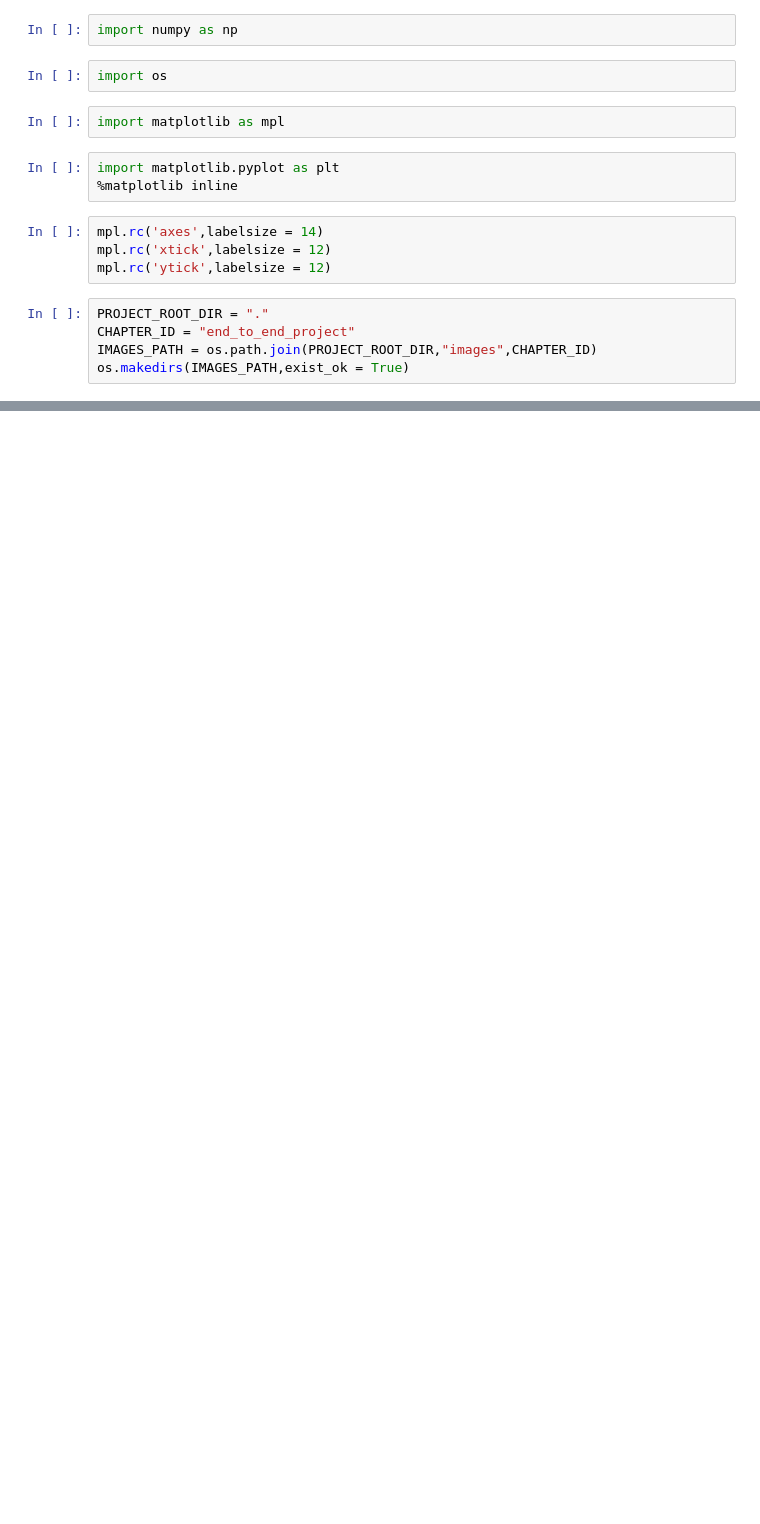
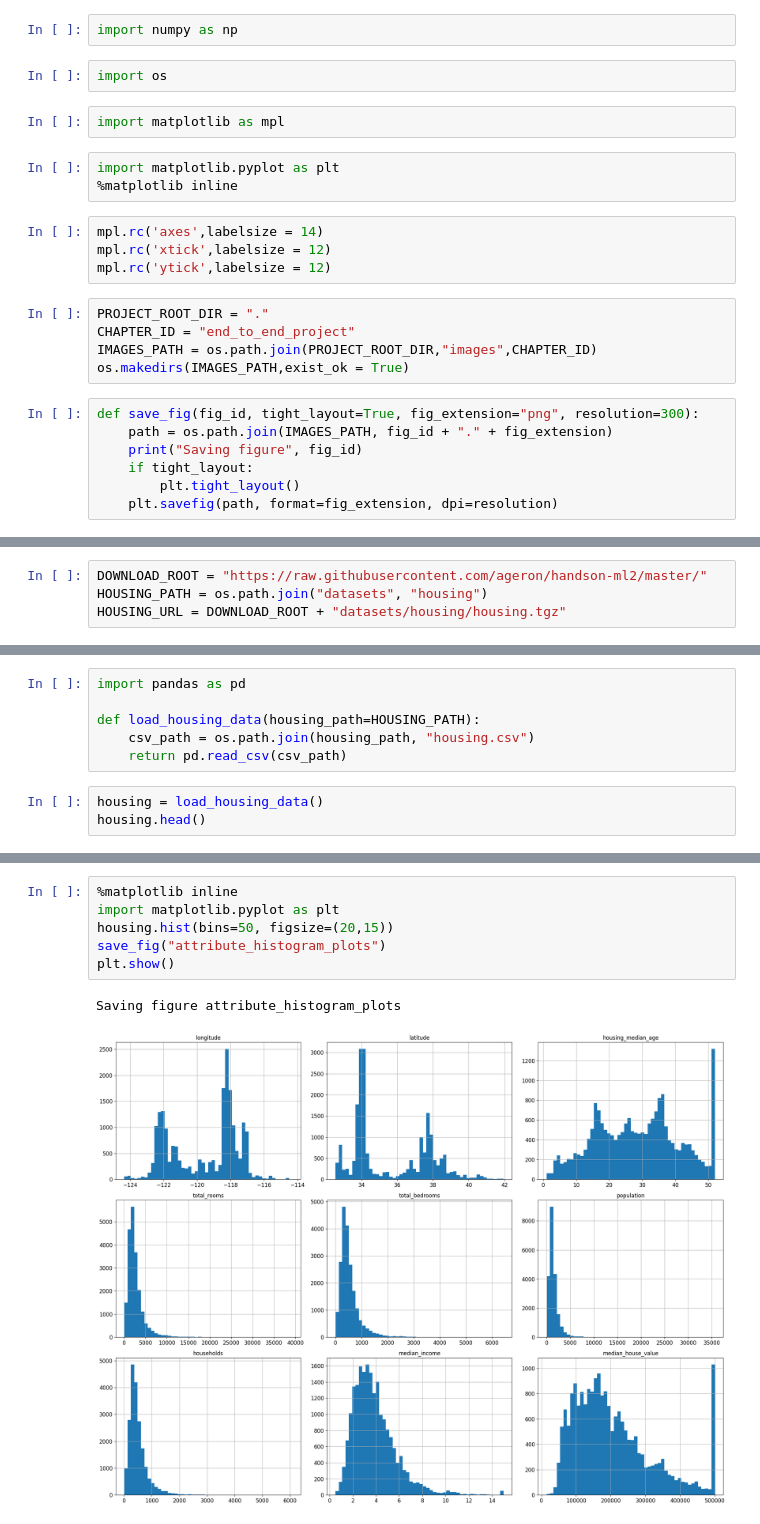
Before and after one commit to aman2909-creator/housing-ml-project, a Jupyter notebook: project1.ipynb, the cells around one changed output, grey strips where cells are left out. Cells and saved outputs as stored; diff of their text form; blank space fills up the shorter version.

Commit message:
added new feature: loading the data

```diff
--- a/project1.ipynb
+++ b/project1.ipynb
@@ -20,3 +20,10 @@ PROJECT_ROOT_DIR = "."
 CHAPTER_ID = "end_to_end_project"
 IMAGES_PATH = os.path.join(PROJECT_ROOT_DIR,"images",CHAPTER_ID)
 os.makedirs(IMAGES_PATH,exist_ok = True)
+# %%
+def save_fig(fig_id, tight_layout=True, fig_extension="png", resolution=300):
+    path = os.path.join(IMAGES_PATH, fig_id + "." + fig_extension)
+    print("Saving figure", fig_id)
+    if tight_layout:
+        plt.tight_layout()
+    plt.savefig(path, format=fig_extension, dpi=resolution)
@@ -22,0 +34,4 @@ os.makedirs(IMAGES_PATH,exist_ok = True)
+# %%
+DOWNLOAD_ROOT = "https://raw.githubusercontent.com/ageron/handson-ml2/master/"
+HOUSING_PATH = os.path.join("datasets", "housing")
+HOUSING_URL = DOWNLOAD_ROOT + "datasets/housing/housing.tgz"
@@ -22,0 +49,9 @@ os.makedirs(IMAGES_PATH,exist_ok = True)
+# %%
+import pandas as pd
+
+def load_housing_data(housing_path=HOUSING_PATH):
+    csv_path = os.path.join(housing_path, "housing.csv")
+    return pd.read_csv(csv_path)
+# %%
+housing = load_housing_data()
+housing.head()
@@ -22,0 +107,9 @@ os.makedirs(IMAGES_PATH,exist_ok = True)
+# %%
+%matplotlib inline
+import matplotlib.pyplot as plt
+housing.hist(bins=50, figsize=(20,15))
+save_fig("attribute_histogram_plots")
+plt.show()
+# %% [output]
+Saving figure attribute_histogram_plots
+[figure, added]
```
Also changed, not shown: parts of 7 cells of this notebook.
